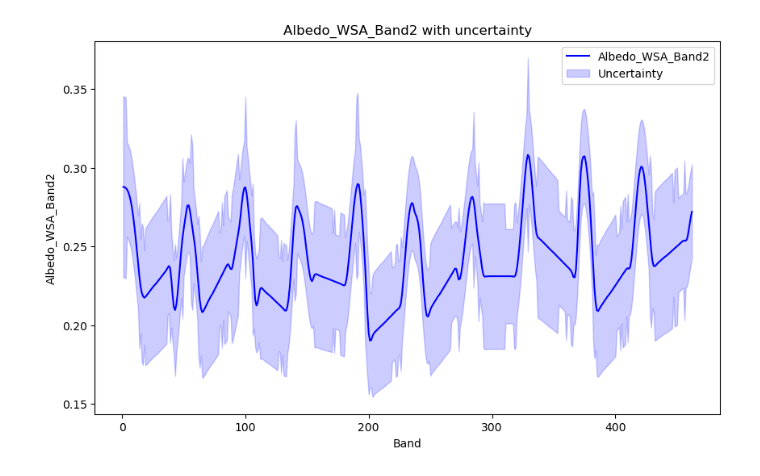
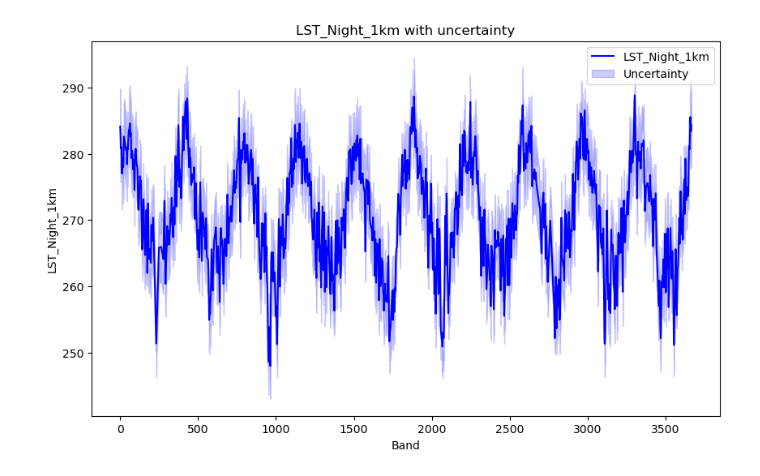
Before and after one commit to Assimila/WorldPeatland, a Jupyter notebook: code/QA_viz.ipynb, the cells around one changed output. Drawn from its saved outputs; the diff is of its cells as text; code cells hidden in the pictures.

```diff
--- a/code/QA_viz.ipynb
+++ b/code/QA_viz.ipynb
@@ -5,10 +5,16 @@ import xarray as xr
 from glob import glob
 # %%
 site = 'Degero'
-product = 'MOD13A2.061'       # 'MCD43A3.061'       # 'MCD15A3H.061'     # 'MYD11A1.061'      # 'MCD15A3H.061'
-variable = '1_km_16_days_EVI' # 'Albedo_WSA_Band2'  # 'Fpar_500m'        # 'LST_Night_1km'    # 'Lai_500m'
-smoothing_factor = 0.5        # 0.5                 # 1.5                # 0.5                # 1.5
-scaling_factor =  0.0001      # 0.001               #  0.01              # 0.02               # 0.1
+
+# 'MYD11A1.061'    # 'MOD13A2.061'       # 'MCD43A3.061'       # 'MCD15A3H.061'     # 'MYD11A1.061'      # 'MCD15A3H.061'
+# 'LST_Night_1km'  # '1_km_16_days_EVI'  # 'Albedo_WSA_Band2'  # 'Fpar_500m'        # 'LST_Night_1km'    # 'Lai_500m'
+# 0.5              # 0.5                 # 0.5                 # 1.5                # 0.5                # 1.5
+# 0.02             # 0.0001              # 0.001               #  0.01              # 0.02               # 0.1
+
+product = 'MYD11A1.061'
+variable = 'LST_Night_1km'
+smoothing_factor = 0.5
+scaling_factor =  0.02
 
 site_path = f'/wp_data/sites/{site}/MODIS'
 
@@ -27,32 +33,32 @@ lai_stddev_weighted_fname = glob(lai_stddev_weighted_fname)[0]
 
 lai_stddev_weighted = xr.open_dataset(lai_stddev_weighted_fname)
 # %%
-row, col = 10, 10
+row, col = 12, 12
 
 start_ = 0
 end_ = -1
 
 series_qa = qa['band_data'][start_:end_, row, col]
 series_lai = lai['band_data'][start_:end_, row, col]
 series_lai_stddev_weighted = lai_stddev_weighted['band_data'][start_:end_, row, col]
 
 mean_lai = series_lai * scaling_factor
 std_dev_weighted = series_lai_stddev_weighted
 
 plt.figure(figsize=(10, 6))
 plt.plot(mean_lai.band, mean_lai, label=variable, color='blue')
 plt.fill_between(
     mean_lai.band,
     mean_lai - std_dev_weighted,
     mean_lai + std_dev_weighted,
     color='blue',
     alpha=0.2,
     label='Uncertainty'
 )
 plt.xlabel('Band')
 plt.ylabel(variable)
 plt.title(f'{variable} with uncertainty')
 plt.legend()
 plt.show()
 # %% [output]
-[figure, old version]
+[figure, new version]
```
Also changed, not shown: 2 other files.
